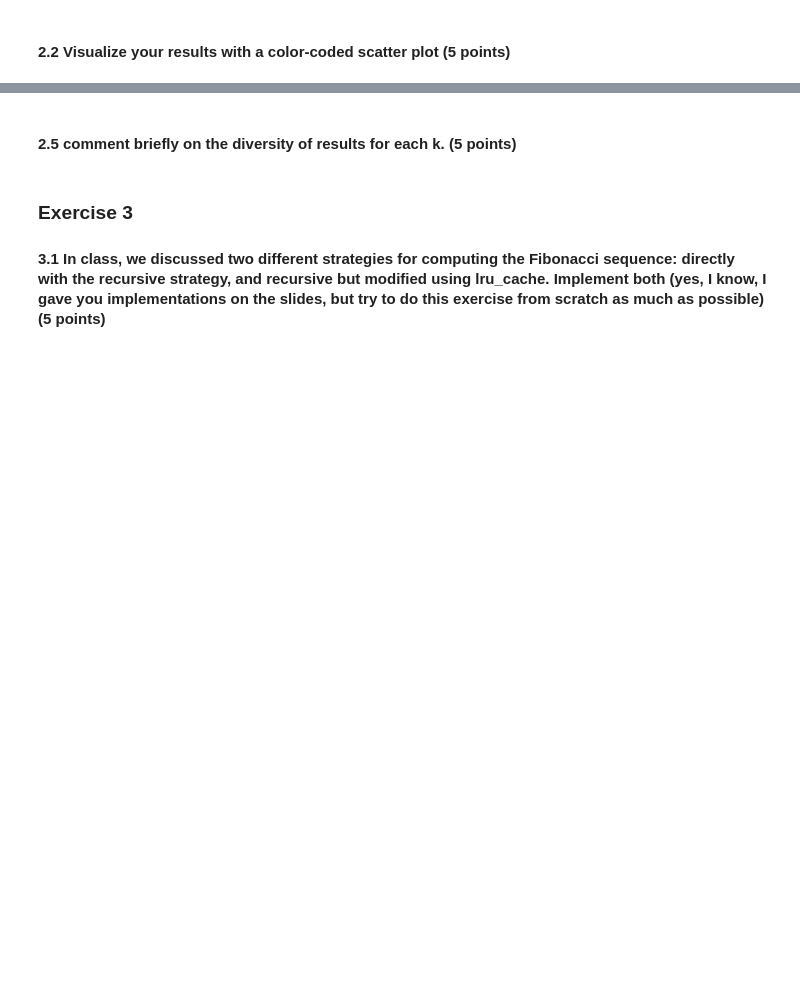
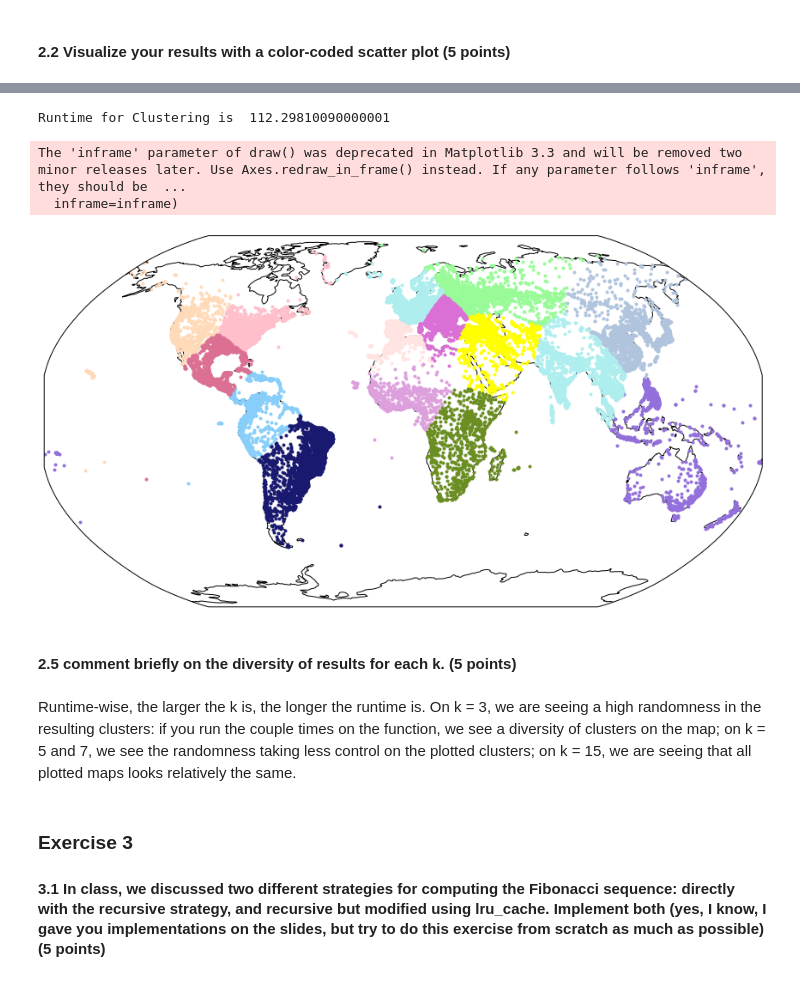
Before and after one commit to xyqiuchloe/BIS-634-Homework-XinyueQiu, a Jupyter notebook: homework4/assignment4.ipynb, the cells around one changed output, grey strips where cells are left out. Saved outputs shown, nothing was run; the diff lists cells and outputs as text; code cells hidden in the pictures; blank space fills up the shorter version.

```diff
--- a/homework4/assignment4.ipynb
+++ b/homework4/assignment4.ipynb
@@ -140,5 +264,14 @@ def haversine(lon1, lat1, lon2, lat2):
+# %%
+geo_kmeans(15)
+# %% [output]
+Runtime for Clustering is  112.29810090000001
+The 'inframe' parameter of draw() was deprecated in Matplotlib 3.3 and will be removed two minor releases later. Use Axes.redraw_in_frame() instead. If any parameter follows 'inframe', they should be  ...
+  inframe=inframe)
+[figure, added]
 # %% [markdown]
 #### 2.5 comment briefly on the diversity of results for each k. (5 points)
+# %% [markdown]
+Runtime-wise, the larger the k is, the longer the runtime is. On k = 3, we are seeing a high randomness in the resulting clusters: if you run the couple times on the function, we see a diversity of clusters on the map; on k = 5 and 7, we see the randomness taking less control on the plotted clusters; on k = 15, we are seeing that all plotted maps looks relatively the same.
 # %% [markdown]
 ### Exercise 3
 #### 3.1 In class, we discussed two different strategies for computing the Fibonacci sequence: directly with the recursive strategy, and recursive but modified using lru_cache. Implement both (yes, I know, I gave you implementations on the slides, but try to do this exercise from scratch as much as possible) (5 points)
```
Also changed, not shown: parts of 20 cells of this notebook.
